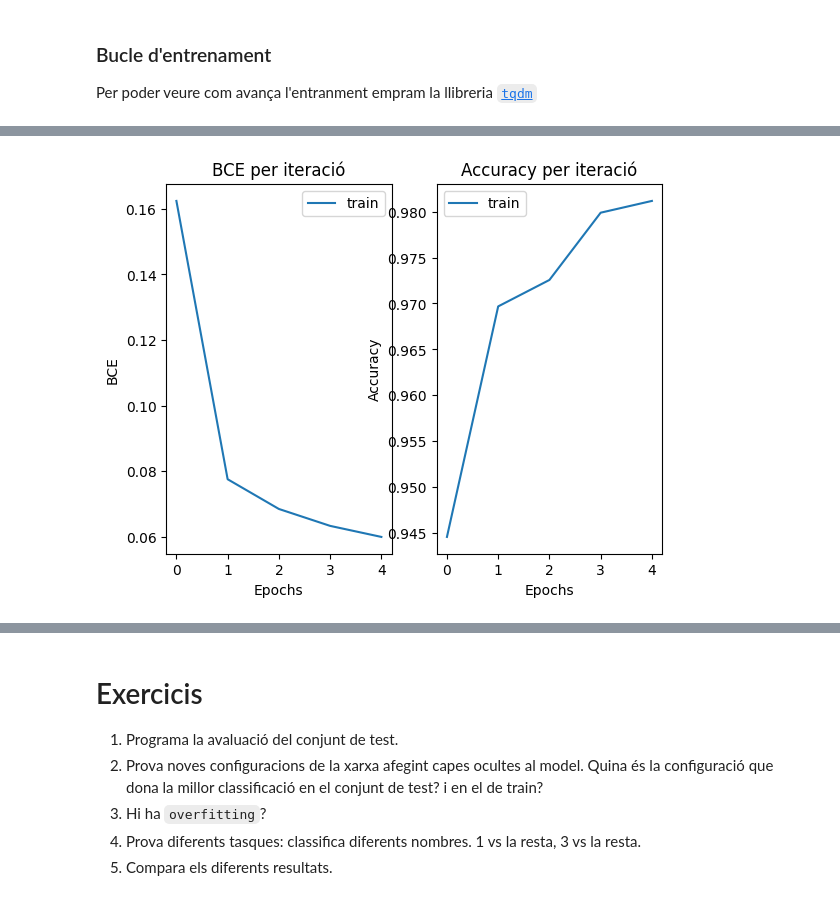
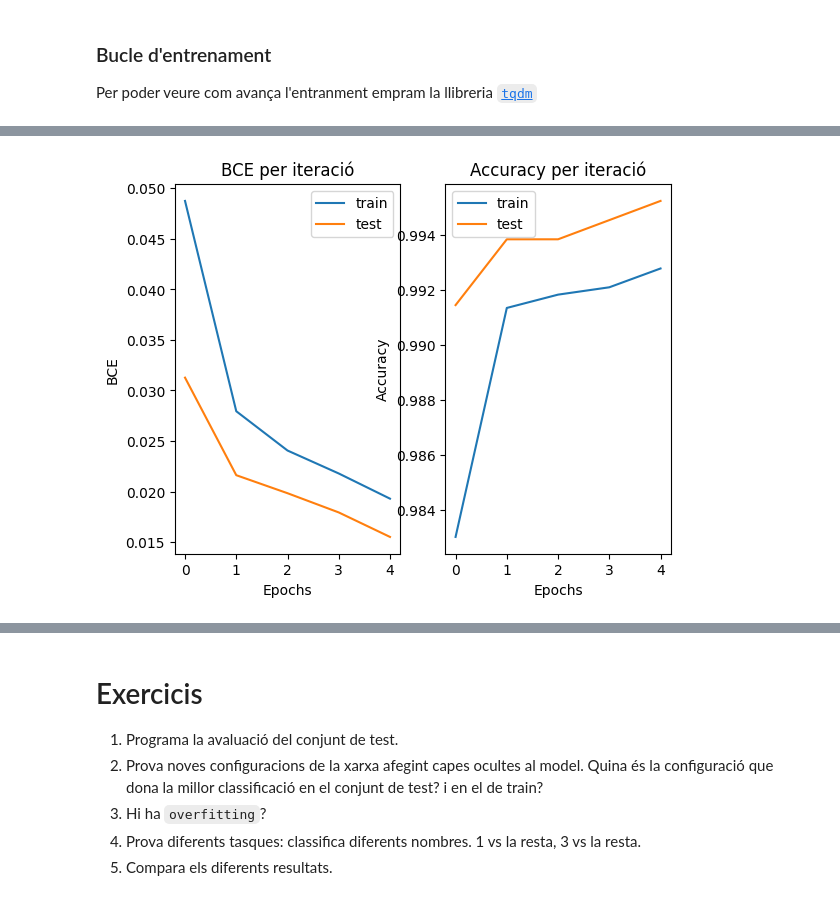
Before and after one commit to alberba/Aprendizaje-Autom-tico, a Jupyter notebook: 05_MLP_Class/MLP_Classification.ipynb, the cells around one changed output, grey strips where cells are left out. Drawn from its saved outputs; the diff is of its cells as text; code cells hidden in the pictures.

```diff
--- a/05_MLP_Class/MLP_Classification.ipynb
+++ b/05_MLP_Class/MLP_Classification.ipynb
@@ -164,3 +164,21 @@ for t in tqdm(range(EPOCHS), desc="Èpoques"):
 
     running_loss.append(batch_loss / (i_batch + 1))
     running_acc.append(batch_acc / (i_batch + 1))
+
+    batch_test_loss = 0
+    batch_test_acc = 0
+    for i_batch, (x_test, y_test) in tqdm(enumerate(test_loader), desc=f"Batches"):
+        x_test = x_test.reshape(x_test.shape[0], -1)
+
+        y_test_binary = (y_test == 1).double()
+        y_test_binary = y_test_binary.reshape(-1, 1)
+
+        y_test_pred = model(x_test)
+        y_test_pred_binary = (y_test_pred > 0.5).double()
+
+        batch_test_loss += (loss_fn(y_test_pred, y_test_binary).detach())
+        acc = accuracy_score(y_test_pred_binary.detach(), y_test_binary.detach())
+        batch_test_acc += acc
+
+    running_test_loss.append(batch_test_loss / (i_batch + 1))
+    running_test_acc.append(batch_test_acc / (i_batch + 1))
@@ -189,20 +185,19 @@ Test accuracy: 0.9969148089171974
 # %%
 plt.subplot(1,2,1)
 plt.title("BCE per iteració")
 plt.plot(running_loss, label="train")
+plt.plot(running_test_loss, label="test")
 plt.xlabel('Epochs')
 plt.ylabel('BCE')
 plt.legend()
 
 plt.subplot(1,2,2)
 plt.title("Accuracy per iteració")
 plt.plot(running_acc, label="train")
+plt.plot(running_test_acc, label="test")
 plt.xlabel('Epochs')
 plt.ylabel('Accuracy')
 plt.legend()
 plt.show()
-
-print(f"Test loss: {test_loss}")
-print(f"Test accuracy: {test_acc}")
 # %% [output]
-[figure, old version]
+[figure, new version]
```
Also changed, not shown: parts of 2 cells of this notebook.
